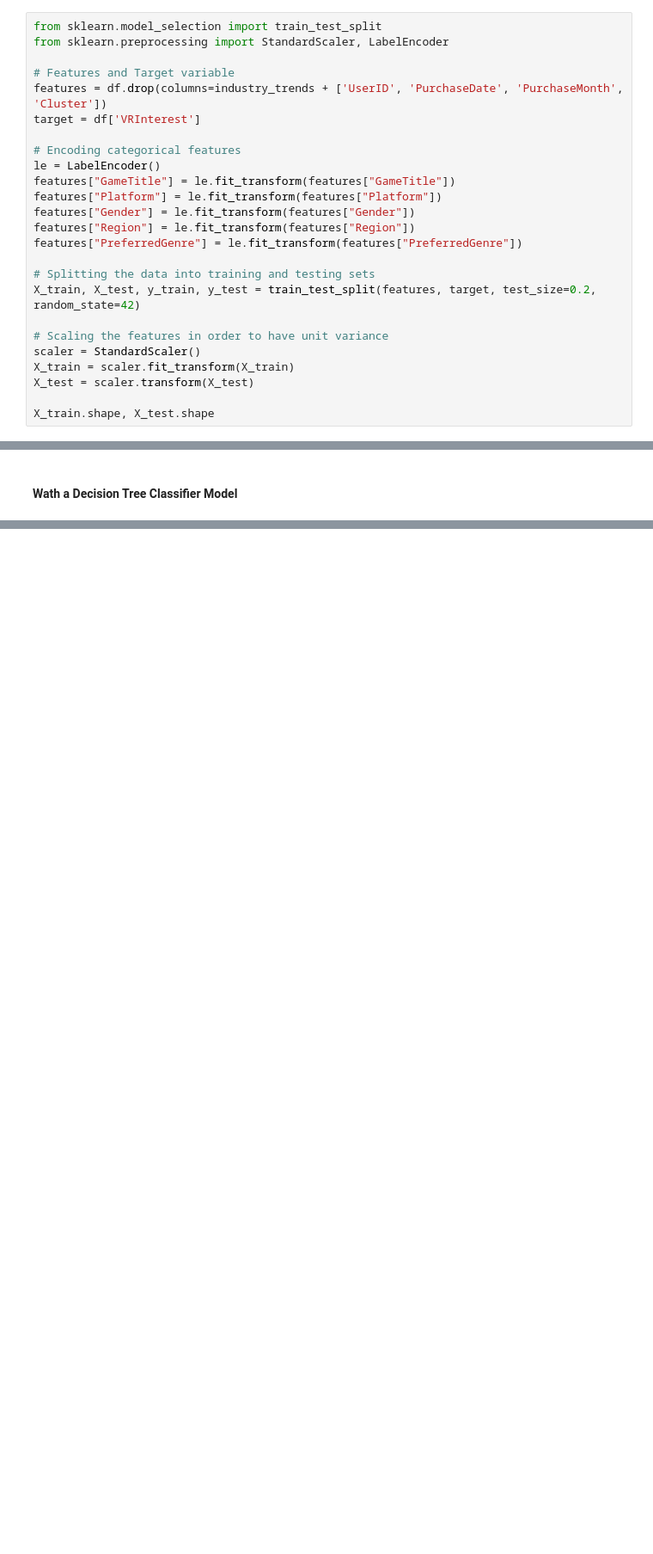
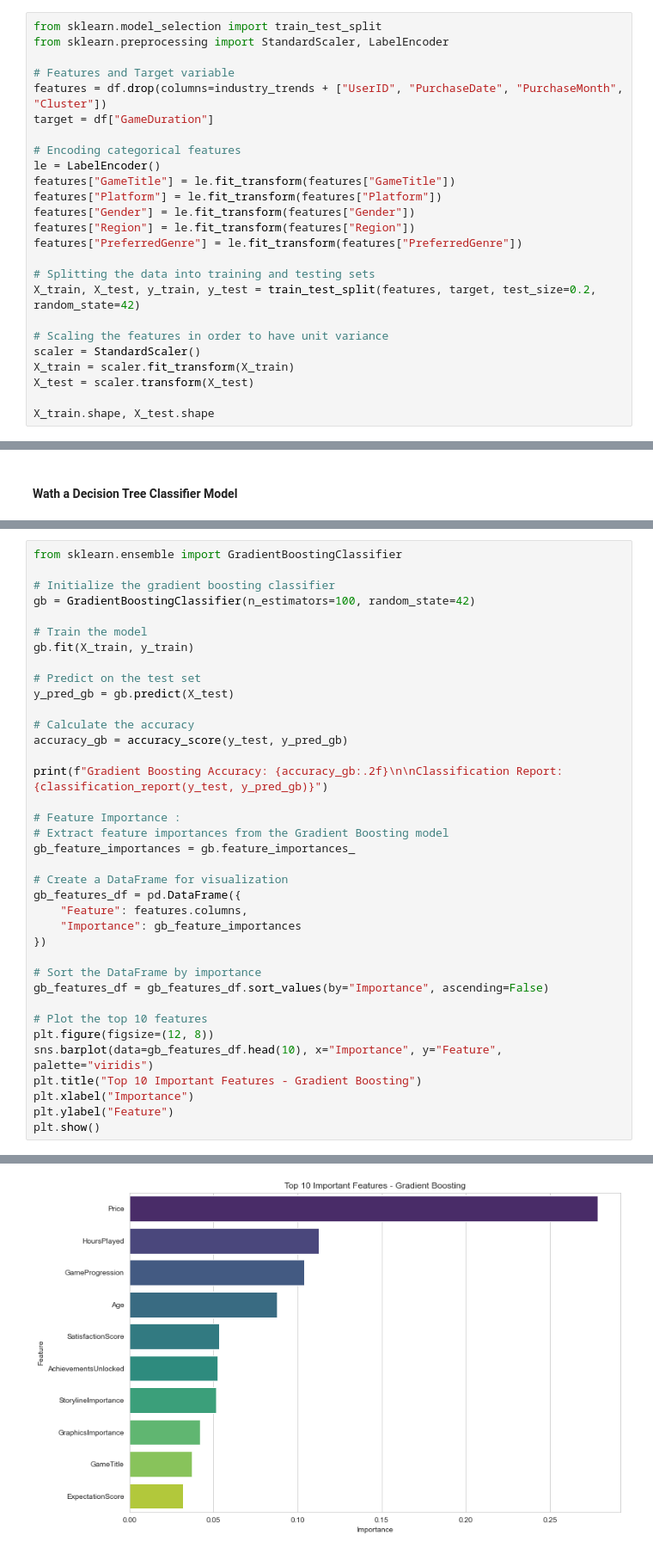
Before and after one commit to idwessough/short-marketing-data-analysis, a Jupyter notebook: video_games_marketing_data_analysis.ipynb, the cells around one changed output, grey strips where cells are left out. Shown at 86% size. Drawn from its saved outputs; the diff is of its cells as text; blank space fills up the shorter version.

```diff
--- a/video_games_marketing_data_analysis.ipynb
+++ b/video_games_marketing_data_analysis.ipynb
@@ -415,8 +463,8 @@ from sklearn.model_selection import train_test_split
 from sklearn.preprocessing import StandardScaler, LabelEncoder
 
 # Features and Target variable
-features = df.drop(columns=industry_trends + ['UserID', 'PurchaseDate', 'PurchaseMonth', 'Cluster'])
-target = df['VRInterest']
+features = df.drop(columns=industry_trends + ["UserID", "PurchaseDate", "PurchaseMonth", "Cluster"])
+target = df["GameDuration"]
 
 # Encoding categorical features
 le = LabelEncoder()
@@ -507,0 +558,38 @@ weighted avg       0.52      0.52      0.52      2000
+# %%
+from sklearn.ensemble import GradientBoostingClassifier
+
+# Initialize the gradient boosting classifier
+gb = GradientBoostingClassifier(n_estimators=100, random_state=42)
+
+# Train the model
+gb.fit(X_train, y_train)
+
+# Predict on the test set
+y_pred_gb = gb.predict(X_test)
+
+# Calculate the accuracy
+accuracy_gb = accuracy_score(y_test, y_pred_gb)
+
+print(f"Gradient Boosting Accuracy: {accuracy_gb:.2f}\n\nClassification Report:{classification_report(y_test, y_pred_gb)}")
+
+# Feature Importance :
+# Extract feature importances from the Gradient Boosting model
+gb_feature_importances = gb.feature_importances_
+
+# Create a DataFrame for visualization
+gb_features_df = pd.DataFrame({
+    "Feature": features.columns,
+    "Importance": gb_feature_importances
+})
+
+# Sort the DataFrame by importance
+gb_features_df = gb_features_df.sort_values(by="Importance", ascending=False)
+
+# Plot the top 10 features
+plt.figure(figsize=(12, 8))
+sns.barplot(data=gb_features_df.head(10), x="Importance", y="Feature", palette="viridis")
+plt.title("Top 10 Important Features - Gradient Boosting")
+plt.xlabel("Importance")
+plt.ylabel("Feature")
+plt.show()
+# %% [output]
@@ -507,0 +606 @@ weighted avg       0.52      0.52      0.52      2000
+[figure, added]
```
Also changed, not shown: parts of 32 cells of this notebook, 3 other files.
